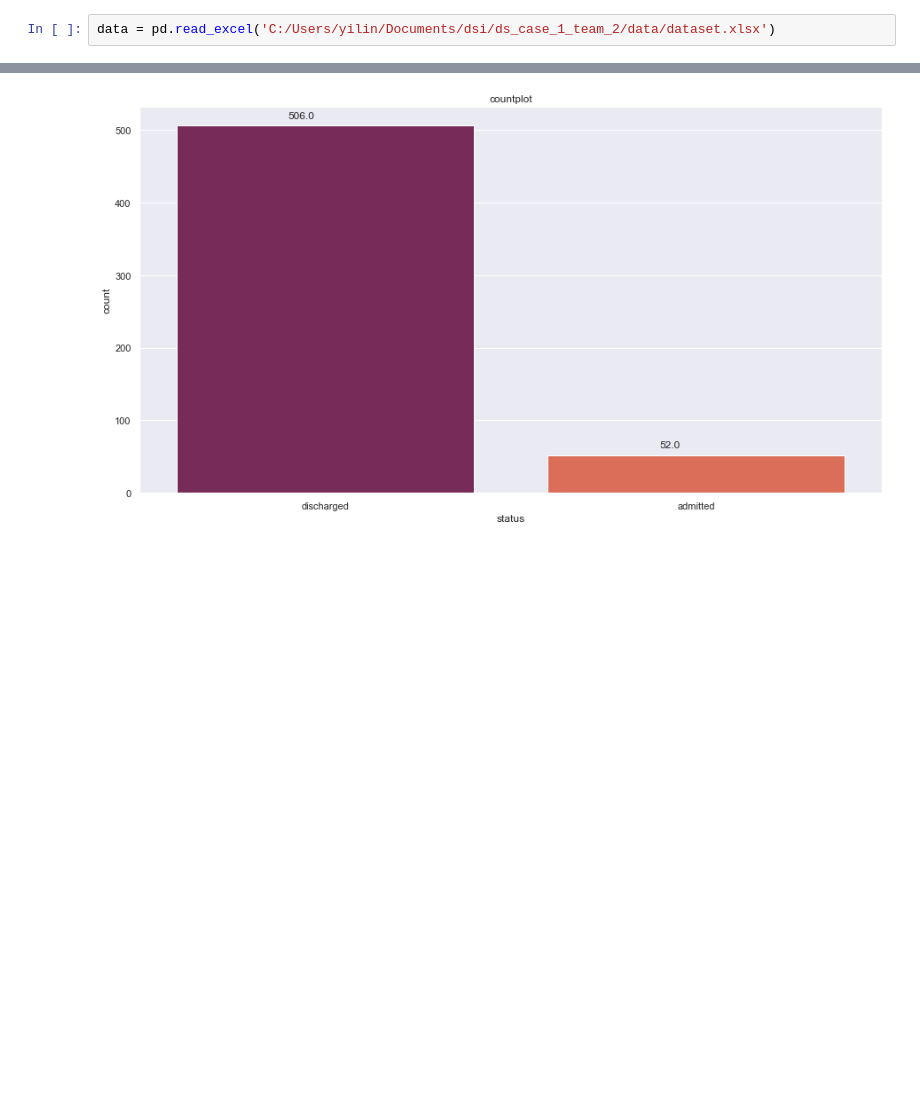
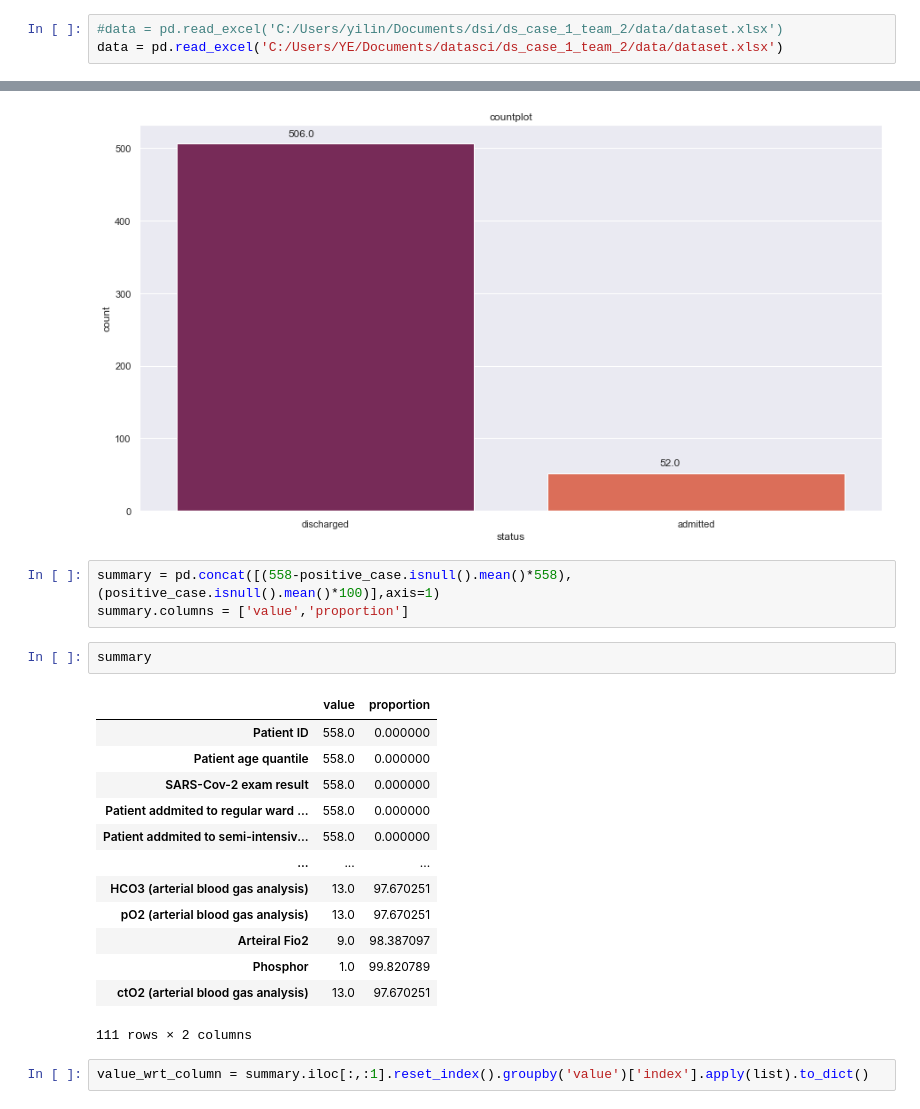
Before and after one commit to Yilin-Ye/ds_case_1_team_2, a Jupyter notebook: eda/eda_presentation.ipynb, the cells around one changed output, grey strips where cells are left out. Saved outputs shown, nothing was run; the diff lists cells and outputs as text; blank space fills up the shorter version.

```diff
--- a/eda/eda_presentation.ipynb
+++ b/eda/eda_presentation.ipynb
@@ -7,7 +7,8 @@ import seaborn as sns
 sns.set(rc = {'figure.figsize':(15,8)})
 pd.set_option('display.max_columns', None)
 # %%
-data = pd.read_excel('C:/Users/yilin/Documents/dsi/ds_case_1_team_2/data/dataset.xlsx')
+#data = pd.read_excel('C:/Users/yilin/Documents/dsi/ds_case_1_team_2/data/dataset.xlsx')
+data = pd.read_excel('C:/Users/YE/Documents/datasci/ds_case_1_team_2/data/dataset.xlsx')
 # %%
 data
 # %% [output]
@@ -127,3 +128,24 @@ for p in status_bar_plot.patches:
         status_bar_plot.annotate('{:.1f}'.format(p.get_height()), (p.get_x()+0.3, p.get_height()+10))
 # %% [output]
 [figure]
+# %%
+summary = pd.concat([(558-positive_case.isnull().mean()*558),(positive_case.isnull().mean()*100)],axis=1)
+summary.columns = ['value','proportion']
+# %%
+summary
+# %% [output]
+|  | value | proportion |
+| Patient ID | 558.0 | 0.000000 |
+| Patient age quantile | 558.0 | 0.000000 |
+| SARS-Cov-2 exam result | 558.0 | 0.000000 |
+| Patient addmited to regular ward ... | 558.0 | 0.000000 |
+| Patient addmited to semi-intensiv... | 558.0 | 0.000000 |
+| ... | ... | ... |
+| HCO3 (arterial blood gas analysis) | 13.0 | 97.670251 |
+| pO2 (arterial blood gas analysis) | 13.0 | 97.670251 |
+| Arteiral Fio2 | 9.0 | 98.387097 |
+| Phosphor | 1.0 | 99.820789 |
+| ctO2 (arterial blood gas analysis) | 13.0 | 97.670251 |
+111 rows × 2 columns
+# %%
+value_wrt_column = summary.iloc[:,:1].reset_index().groupby('value')['index'].apply(list).to_dict()
```
Also changed, not shown: parts of 1 cell of this notebook.
